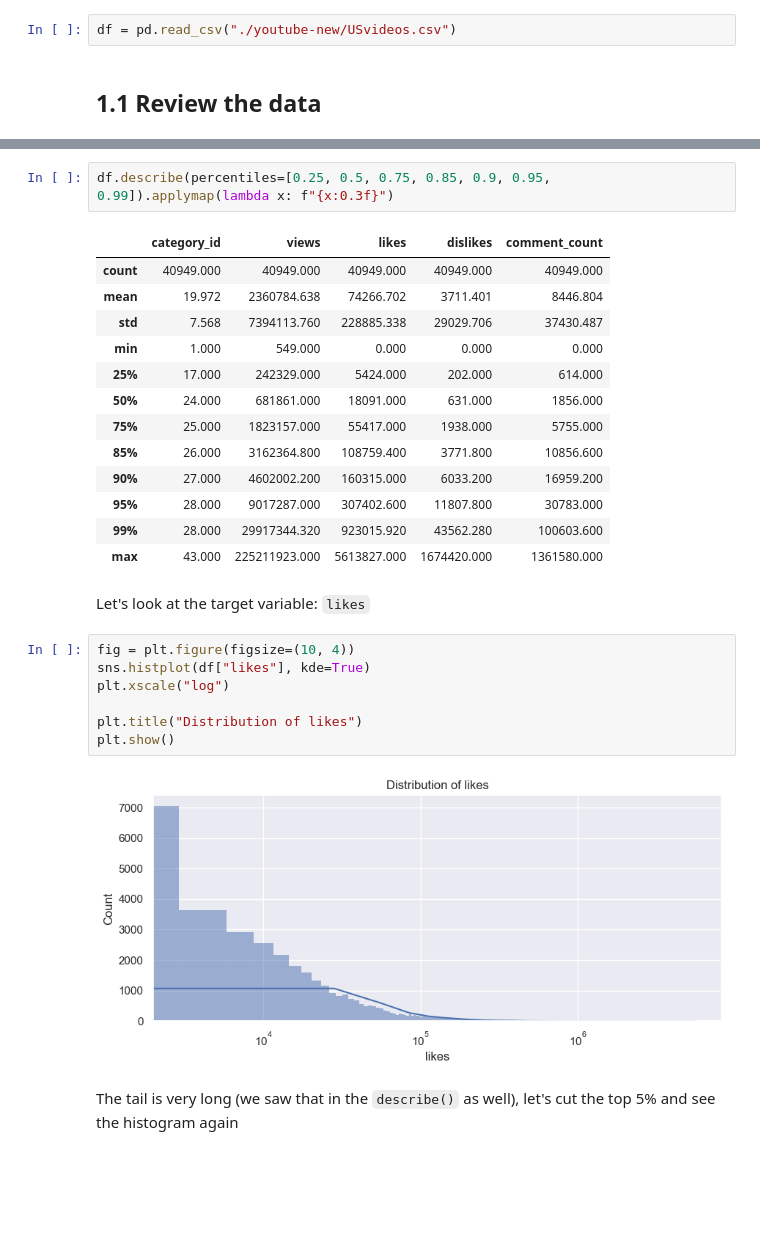
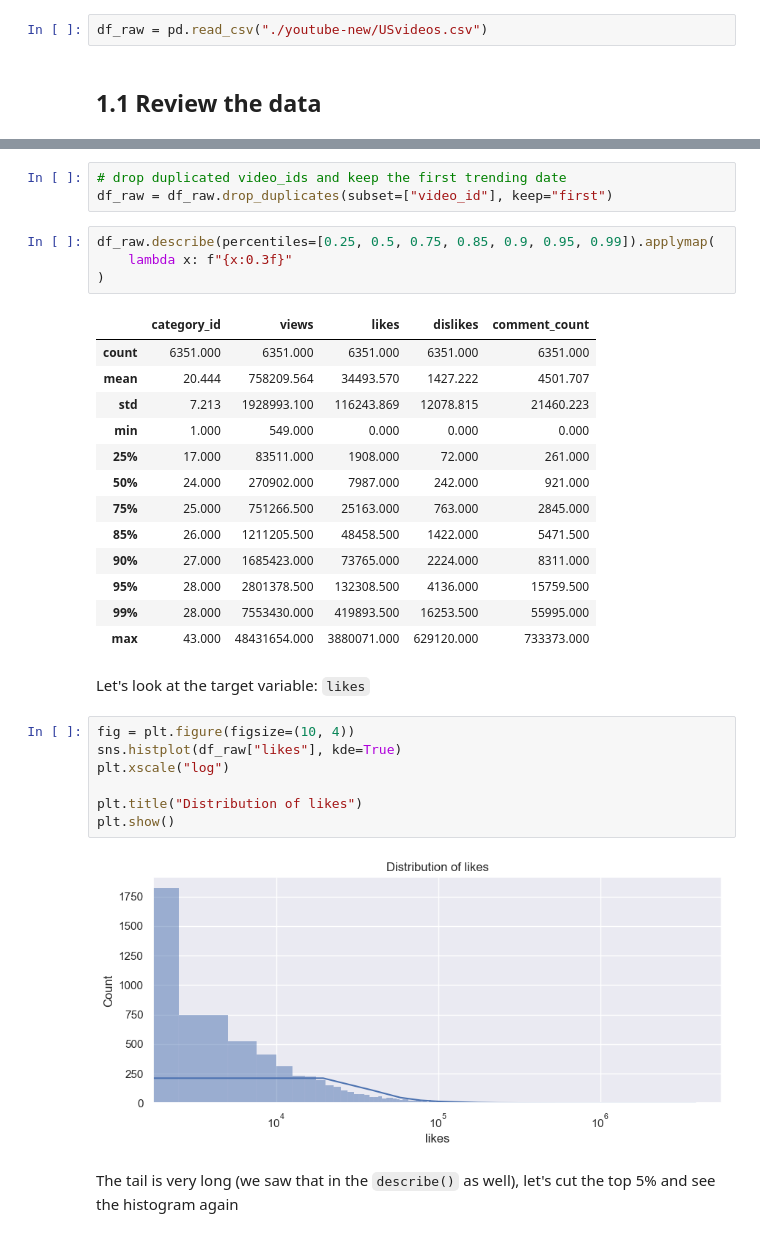
Before and after one commit to opalpeltzman/YouTubeLikesPrediction, a Jupyter notebook: YouTubeLikePrediction.ipynb, the cells around one changed output, grey strips where cells are left out. Drawn from its saved outputs; the diff is of its cells as text; blank space fills up the shorter version.

```diff
--- a/YouTubeLikePrediction.ipynb
+++ b/YouTubeLikePrediction.ipynb
@@ -30,7 +31,7 @@ A subdirectory or file youtube-new already exists.
 # %% [markdown]
 # 1. EDA
 # %%
-df = pd.read_csv("./youtube-new/USvideos.csv")
+df_raw = pd.read_csv("./youtube-new/USvideos.csv")
 # %% [markdown]
 ## 1.1 Review the data
 # %%
@@ -76,30 +114,35 @@ memory usage: 4.2+ MB
+# %%
+# drop duplicated video_ids and keep the first trending date
+df_raw = df_raw.drop_duplicates(subset=["video_id"], keep="first")
 # %%
-df.describe(percentiles=[0.25, 0.5, 0.75, 0.85, 0.9, 0.95, 0.99]).applymap(lambda x: f"{x:0.3f}")
+df_raw.describe(percentiles=[0.25, 0.5, 0.75, 0.85, 0.9, 0.95, 0.99]).applymap(
+    lambda x: f"{x:0.3f}"
+)
 # %% [output]
 |  | category_id | views | likes | dislikes | comment_count |
-| count | 40949.000 | 40949.000 | 40949.000 | 40949.000 | 40949.000 |
-| mean | 19.972 | 2360784.638 | 74266.702 | 3711.401 | 8446.804 |
-| std | 7.568 | 7394113.760 | 228885.338 | 29029.706 | 37430.487 |
+| count | 6351.000 | 6351.000 | 6351.000 | 6351.000 | 6351.000 |
+| mean | 20.444 | 758209.564 | 34493.570 | 1427.222 | 4501.707 |
+| std | 7.213 | 1928993.100 | 116243.869 | 12078.815 | 21460.223 |
 | min | 1.000 | 549.000 | 0.000 | 0.000 | 0.000 |
-| 25% | 17.000 | 242329.000 | 5424.000 | 202.000 | 614.000 |
-| 50% | 24.000 | 681861.000 | 18091.000 | 631.000 | 1856.000 |
-| 75% | 25.000 | 1823157.000 | 55417.000 | 1938.000 | 5755.000 |
-| 85% | 26.000 | 3162364.800 | 108759.400 | 3771.800 | 10856.600 |
-| 90% | 27.000 | 4602002.200 | 160315.000 | 6033.200 | 16959.200 |
-| 95% | 28.000 | 9017287.000 | 307402.600 | 11807.800 | 30783.000 |
-| 99% | 28.000 | 29917344.320 | 923015.920 | 43562.280 | 100603.600 |
-| max | 43.000 | 225211923.000 | 5613827.000 | 1674420.000 | 1361580.000 |
+| 25% | 17.000 | 83511.000 | 1908.000 | 72.000 | 261.000 |
+| 50% | 24.000 | 270902.000 | 7987.000 | 242.000 | 921.000 |
+| 75% | 25.000 | 751266.500 | 25163.000 | 763.000 | 2845.000 |
+| 85% | 26.000 | 1211205.500 | 48458.500 | 1422.000 | 5471.500 |
+| 90% | 27.000 | 1685423.000 | 73765.000 | 2224.000 | 8311.000 |
+| 95% | 28.000 | 2801378.500 | 132308.500 | 4136.000 | 15759.500 |
+| 99% | 28.000 | 7553430.000 | 419893.500 | 16253.500 | 55995.000 |
+| max | 43.000 | 48431654.000 | 3880071.000 | 629120.000 | 733373.000 |
 # %% [markdown]
 Let's look at the target variable: `likes`
 # %%
 fig = plt.figure(figsize=(10, 4))
-sns.histplot(df["likes"], kde=True)
+sns.histplot(df_raw["likes"], kde=True)
 plt.xscale("log")
 
 plt.title("Distribution of likes")
 plt.show()
 # %% [output]
-[figure, old version]
+[figure, new version]
 # %% [markdown]
 The tail is very long (we saw that in the `describe()` as well), let's cut the top 5% and see the histogram again
 # %%
```
Also changed, not shown: parts of 69 cells of this notebook.
